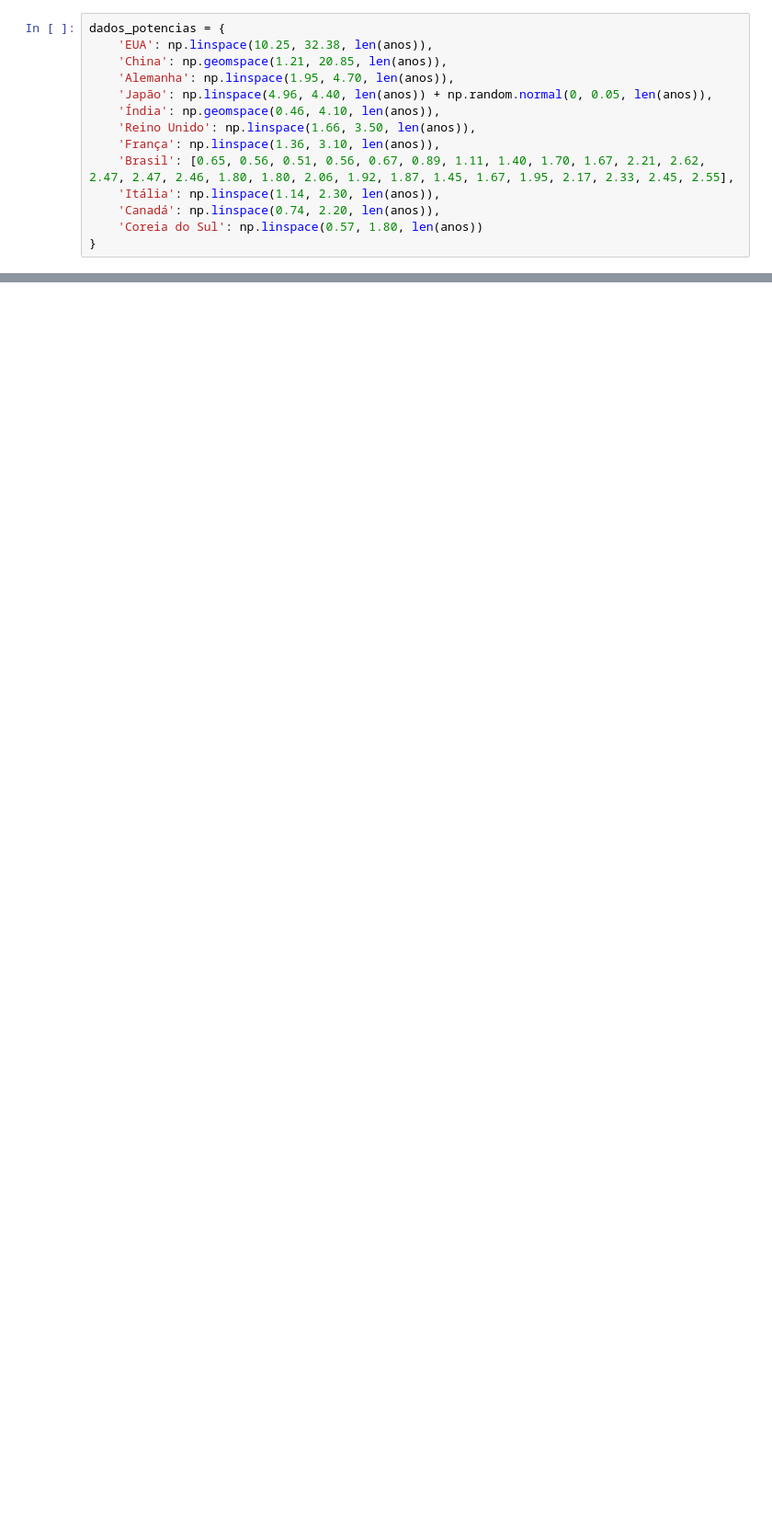
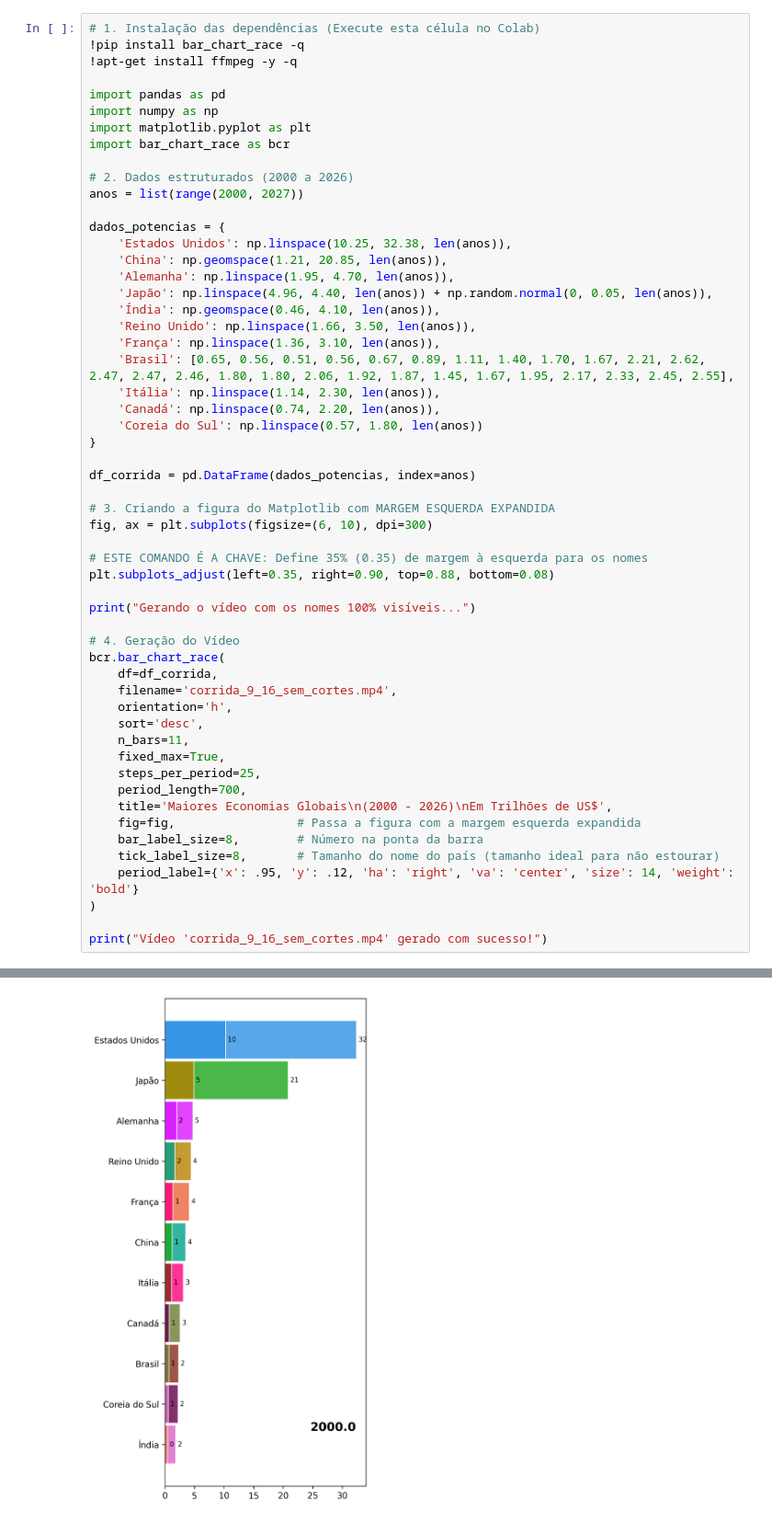
Before and after one commit to IsabelaNeves1/web_app, a Jupyter notebook: PIB_global_duas_decádas.ipynb, the cells around one changed output, grey strips where cells are left out. Shown at 92% size. Cells and saved outputs as stored; diff of their text form; blank space fills up the shorter version.

```diff
--- a/PIB_global_duas_decádas.ipynb
+++ b/PIB_global_duas_decádas.ipynb
@@ -16,6 +3,18 @@ anos = list(range(2000, 2027))
 # %%
+# 1. Instalação das dependências (Execute esta célula no Colab)
+!pip install bar_chart_race -q
+!apt-get install ffmpeg -y -q
+
+import pandas as pd
+import numpy as np
+import matplotlib.pyplot as plt
+import bar_chart_race as bcr
+
+# 2. Dados estruturados (2000 a 2026)
+anos = list(range(2000, 2027))
+
 dados_potencias = {
-    'EUA': np.linspace(10.25, 32.38, len(anos)),
+    'Estados Unidos': np.linspace(10.25, 32.38, len(anos)),
     'China': np.geomspace(1.21, 20.85, len(anos)),
     'Alemanha': np.linspace(1.95, 4.70, len(anos)),
     'Japão': np.linspace(4.96, 4.40, len(anos)) + np.random.normal(0, 0.05, len(anos)),
@@ -27,3 +26,33 @@ dados_potencias = {
     'Canadá': np.linspace(0.74, 2.20, len(anos)),
     'Coreia do Sul': np.linspace(0.57, 1.80, len(anos))
 }
+
+df_corrida = pd.DataFrame(dados_potencias, index=anos)
+
+# 3. Criando a figura do Matplotlib com MARGEM ESQUERDA EXPANDIDA
+fig, ax = plt.subplots(figsize=(6, 10), dpi=300)
+
+# ESTE COMANDO É A CHAVE: Define 35% (0.35) de margem à esquerda para os nomes
+plt.subplots_adjust(left=0.35, right=0.90, top=0.88, bottom=0.08)
+
+print("Gerando o vídeo com os nomes 100% visíveis...")
+
+# 4. Geração do Vídeo
+bcr.bar_chart_race(
+    df=df_corrida,
+    filename='corrida_9_16_sem_cortes.mp4',
+    orientation='h',
+    sort='desc',
+    n_bars=11,
+    fixed_max=True,
+    steps_per_period=25,
+    period_length=700,
+    title='Maiores Economias Globais\n(2000 - 2026)\nEm Trilhões de US$',
+    fig=fig,                 # Passa a figura com a margem esquerda expandida
+    bar_label_size=8,        # Número na ponta da barra
+    tick_label_size=8,       # Tamanho do nome do país (tamanho ideal para não estourar)
+    period_label={'x': .95, 'y': .12, 'ha': 'right', 'va': 'center', 'size': 14, 'weight': 'bold'}
+)
+
+print("Vídeo 'corrida_9_16_sem_cortes.mp4' gerado com sucesso!")
+# %% [output]
@@ -29,0 +66 @@ dados_potencias = {
+[figure, added]
```
Also changed, not shown: parts of 26 cells of this notebook.
